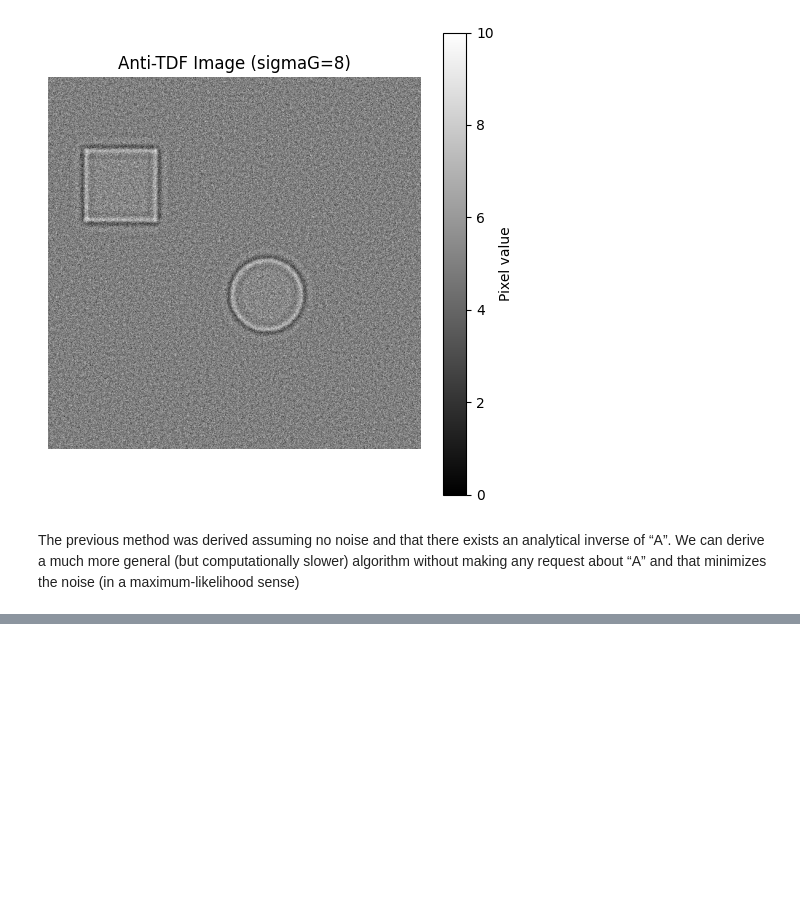
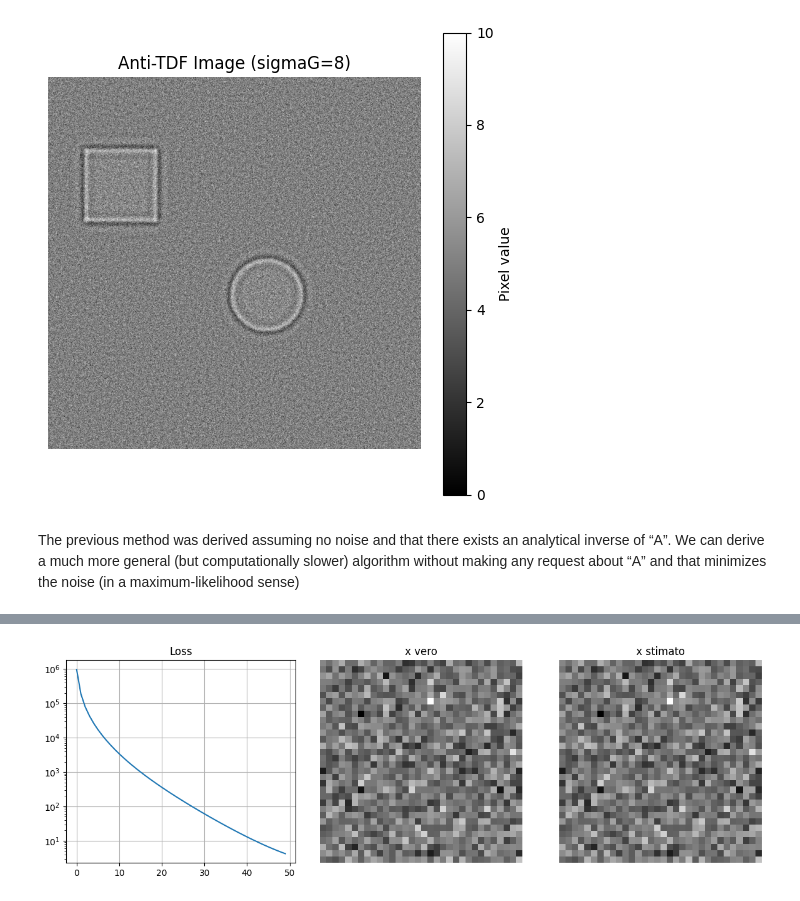
Before and after one commit to francescobellina/ys-noise_image, a Jupyter notebook: esercizi_lab1.ipynb, the cells around one changed output, grey strips where cells are left out. Cells and saved outputs as stored; diff of their text form; code cells hidden in the pictures; blank space fills up the shorter version.

Commit message:
Add complete Noise images analysis notebook with Fourier filtering, iterative methods, MLEM and gradient ascent

```diff
--- a/esercizi_lab1.ipynb
+++ b/esercizi_lab1.ipynb
@@ -352,3 +352,91 @@ The previous method was derived assuming no noise and that there exists an analy
 inverse of “A”. We can derive a much more general (but computationally slower) algorithm
 without making any request about “A” and that minimizes the noise (in a maximum-likelihood
 sense)
+# %%
+#𝑔 = 𝐴𝑇[𝐴𝑥𝑖− 𝑦]
+#𝑥𝑖+1 = 𝑥𝑖 + 𝛼𝑔
+
+x = np.zeros((512,512))
+N = 10
+for i in range(N):
+# %%
+import numpy as np
+import matplotlib.pyplot as plt
+
+def solve_iterative_reconstruction(A, y, max_iter=50, tol=1e-6):
+    A = np.asarray(A)
+    y = np.asarray(y).reshape(-1)
+    M, N = A.shape
+
+    x = np.zeros(N)
+    losses = []
+
+    print(f"Starting optimization for up to {max_iter} iterations...")
+
+    for i in range(max_iter):
+        residual = A @ x - y
+        loss = 0.5 * np.linalg.norm(residual)**2
+        losses.append(loss)
+
+        g = A.T @ residual
+        norm_g_sq = np.dot(g, g)
+
+        if norm_g_sq < tol:
+            print(f"Converged at iteration {i}")
+            break
+
+        Ag = A @ g
+        norm_Ag_sq = np.dot(Ag, Ag)
+        if norm_Ag_sq < 1e-12:
+            break
+
+        alpha = norm_g_sq / norm_Ag_sq
+        x = x - alpha * g
+
+        print(f"Iter {i:02d}: Loss = {loss:.3e}, alpha = {alpha:.3e}")
+
+    return x, losses
+
+
+# ------------------ EXAMPLE (CONSISTENTE) ------------------
+
+np.random.seed(42)
+
+H, W = 32, 32               # immagine piccola
+N = H * W
+M = 2 * N                  # problema sovradeterminato
+
+x_true_vec = np.random.randn(N)
+A = np.random.randn(M, N)
+
+sigma = 0.05
+y = A @ x_true_vec + sigma * np.random.randn(M)
+
+x_estimated_vec, loss_history = solve_iterative_reconstruction(A, y)
+
+x_true_img = x_true_vec.reshape(H, W)
+x_estimated_img = x_estimated_vec.reshape(H, W)
+
+# ------------------ PLOT ------------------
+
+plt.figure(figsize=(12, 4))
+
+plt.subplot(1, 3, 1)
+plt.plot(loss_history)
+plt.yscale("log")
+plt.title("Loss")
+plt.grid(True)
+
+plt.subplot(1, 3, 2)
+plt.imshow(x_true_img, cmap="gray")
+plt.title("x vero")
+plt.axis("off")
+
+plt.subplot(1, 3, 3)
+plt.imshow(x_estimated_img, cmap="gray")
+plt.title("x stimato")
+plt.axis("off")
+
+plt.tight_layout()
+plt.show()
+# %% [output]
@@ -354,0 +460 @@ sense)
+[figure, added]
```
Also changed, not shown: parts of 1 cell of this notebook, 1 other file.
